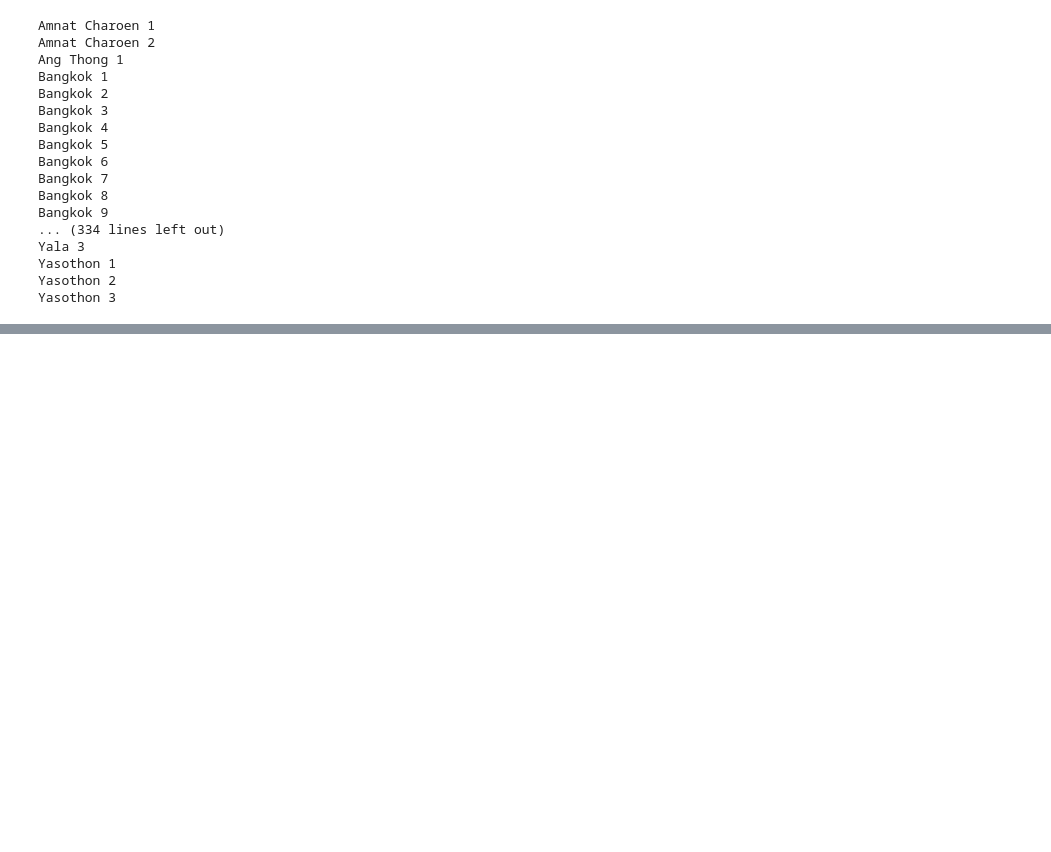
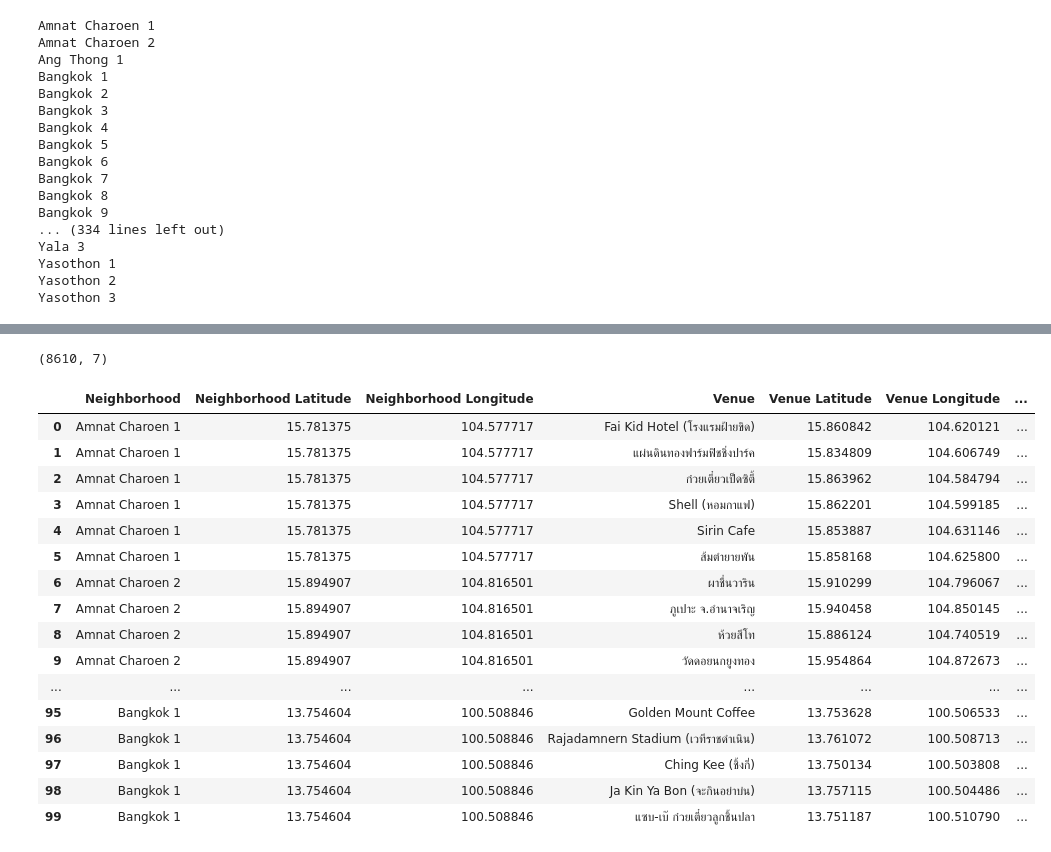
Before and after one commit to pornvutp/Coursera_Capstone, a Jupyter notebook: Capstone Project - Week 5.ipynb, the cells around one changed output, grey strips where cells are left out. Drawn from its saved outputs; the diff is of its cells as text; code cells hidden in the pictures; blank space fills up the shorter version.

```diff
--- a/Capstone Project - Week 5.ipynb
+++ b/Capstone Project - Week 5.ipynb
@@ -554,0 +532,24 @@ print(th_venues.shape)
+# %%
+# View example of venues nearby the constituencies
+
+print(th_venues.shape)
+th_venues.head(100)
+# %% [output]
+(8610, 7)
+|  | Neighborhood | Neighborhood Latitude | Neighborhood Longitude | Venue | Venue Latitude | Venue Longitude | ... |
+| 0 | Amnat Charoen 1 | 15.781375 | 104.577717 | Fai Kid Hotel (โรงแรมฝ้ายขิด) | 15.860842 | 104.620121 | ... |
+| 1 | Amnat Charoen 1 | 15.781375 | 104.577717 | แผ่นดินทองฟาร์มฟิชชิ่งปาร์ค | 15.834809 | 104.606749 | ... |
+| 2 | Amnat Charoen 1 | 15.781375 | 104.577717 | ก๋วยเตี๋ยวเป็ดซิตี้ | 15.863962 | 104.584794 | ... |
+| 3 | Amnat Charoen 1 | 15.781375 | 104.577717 | Shell (หอมกาแฟ) | 15.862201 | 104.599185 | ... |
+| 4 | Amnat Charoen 1 | 15.781375 | 104.577717 | Sirin Cafe | 15.853887 | 104.631146 | ... |
+| 5 | Amnat Charoen 1 | 15.781375 | 104.577717 | ส้มตำยายพัน | 15.858168 | 104.625800 | ... |
+| 6 | Amnat Charoen 2 | 15.894907 | 104.816501 | ผาชื่นวาริน | 15.910299 | 104.796067 | ... |
+| 7 | Amnat Charoen 2 | 15.894907 | 104.816501 | ภูเปาะ จ.อํานาจเริญ | 15.940458 | 104.850145 | ... |
+| 8 | Amnat Charoen 2 | 15.894907 | 104.816501 | ห้วยสีโท | 15.886124 | 104.740519 | ... |
+| 9 | Amnat Charoen 2 | 15.894907 | 104.816501 | วัดดอยนกยูงทอง | 15.954864 | 104.872673 | ... |
+| ... | ... | ... | ... | ... | ... | ... | ... |
+| 95 | Bangkok 1 | 13.754604 | 100.508846 | Golden Mount Coffee | 13.753628 | 100.506533 | ... |
+| 96 | Bangkok 1 | 13.754604 | 100.508846 | Rajadamnern Stadium (เวทีราชดำเนิน) | 13.761072 | 100.508713 | ... |
+| 97 | Bangkok 1 | 13.754604 | 100.508846 | Ching Kee (ชิ้งกี่) | 13.750134 | 100.503808 | ... |
+| 98 | Bangkok 1 | 13.754604 | 100.508846 | Ja Kin Ya Bon (จะกินอย่าบ่น) | 13.757115 | 100.504486 | ... |
+| 99 | Bangkok 1 | 13.754604 | 100.508846 | แซบ-เบ๊ ก๋วยเตี๋ยวลูกชิ้นปลา | 13.751187 | 100.510790 | ... |
```
Also changed, not shown: parts of 32 cells of this notebook.
